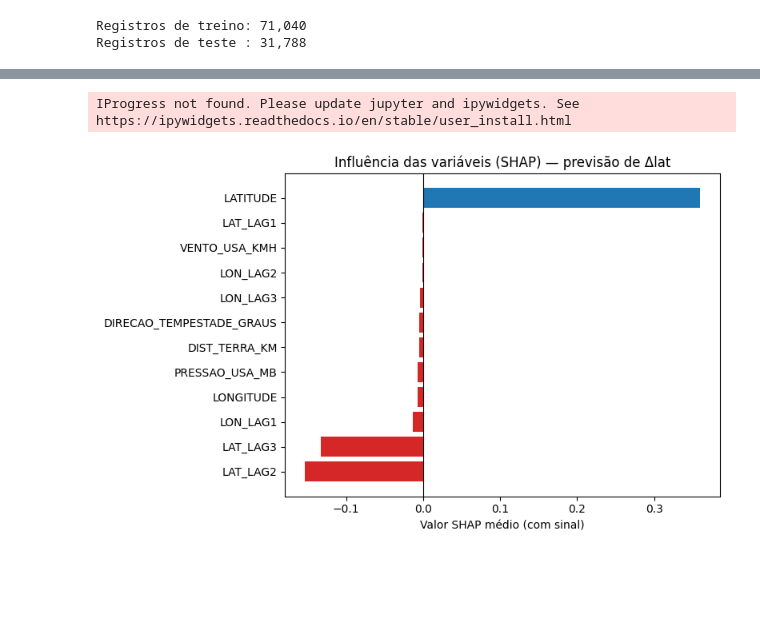
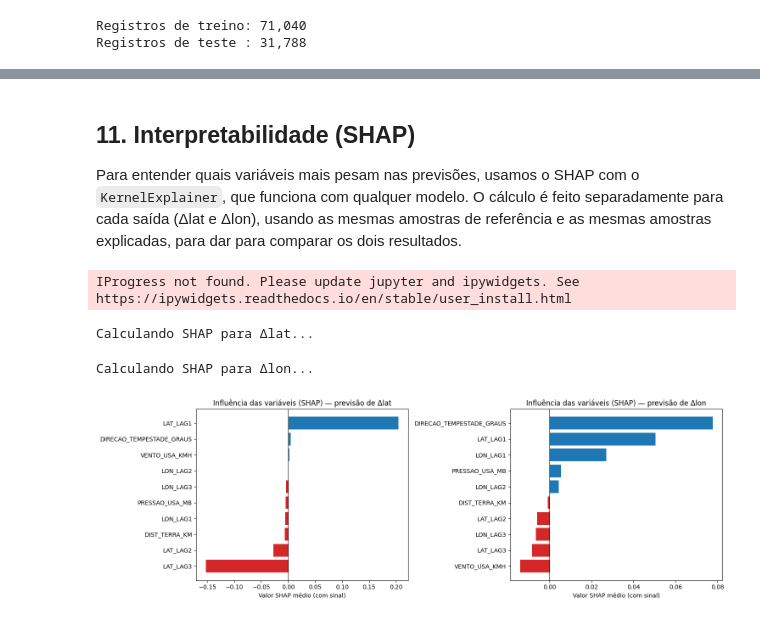
Before and after one commit to PedroVilbert/TCCfuracoes, a Jupyter notebook: TCC_pipeline_completo.ipynb, the cells around one changed output, grey strips where cells are left out. Drawn from its saved outputs; the diff is of its cells as text; code cells hidden in the pictures; blank space fills up the shorter version.

Commit message:
Adicionando SHAP da Delta Lon e comparação das meslhores e piores previsões

```diff
--- a/TCC_pipeline_completo.ipynb
+++ b/TCC_pipeline_completo.ipynb
@@ -595,16 +562,13 @@ def classificar_rrmse(valor):
     return 'Insatisfatório'
 
 def mape(y_real, y_previsto):
-    mascara = np.abs(y_real) > 1e-6  # evita divisão por valores praticamente zero
+    mascara = np.abs(y_real) > 1e-6  # ignora valores quase zero pra não dividir por zero
     return np.mean(np.abs((y_real[mascara] - y_previsto[mascara]) / y_real[mascara])) * 100
 
 def prever_horizonte_teste(id_tempestade, df_original, modelo, scaler, colunas_entrada,
                              tamanho_janela=TAMANHO_JANELA, horizonte=HORIZONTE_PREVISAO):
-    """Reproduz a divisão da seção 3.5: contexto = registros imediatamente anteriores
-    ao horizonte de teste. Prevê os h passos finais UM DE CADA VEZ, sempre a partir
-    do último ponto REAL conhecido (teacher forcing) — não da própria previsão do
-    passo anterior. Isso evita erro composto: cada previsão é isolada, condicionada
-    em dados verdadeiros até aquele ponto, não em previsões acumuladas."""
+    """Prevê os h passos finais de uma tempestade, um de cada vez, sempre a partir
+    dos dados reais. Retorna as posições reais, as previstas e as do baseline."""
     grupo = df_original[df_original['ID'] == id_tempestade].sort_values('DATA_HORA').reset_index(drop=True)
     n = len(grupo)
     if n <= tamanho_janela + horizonte:
@@ -614,14 +578,13 @@ def prever_horizonte_teste(id_tempestade, df_original, modelo, scaler, colunas_e
     posicoes = grupo[['LATITUDE', 'LONGITUDE']].values
 
     fim_contexto = n - horizonte
-    posicao_baseline = posicoes[fim_contexto - 1].copy()  # baseline de persistência: nunca muda
+    posicao_baseline = posicoes[fim_contexto - 1].copy()  # baseline: a tempestade fica parada no último ponto do contexto
 
     posicoes_reais_futuras = posicoes[fim_contexto:n]
     posicoes_previstas = []
 
     for passo in range(horizonte):
-        # Janela sempre construída com dados REAIS (observados), deslizando junto
-        # com o passo — nunca com a posição que o próprio modelo previu antes.
+        # A janela anda um registro a cada passo, sempre com dados observados
         inicio_janela = fim_contexto - tamanho_janela + passo
         fim_janela = fim_contexto + passo
         janela_real = scaler.transform(
@@ -630,7 +593,7 @@ def prever_horizonte_teste(id_tempestade, df_original, modelo, scaler, colunas_e
         entrada = janela_real.reshape(1, tamanho_janela, len(colunas_entrada))
         delta_previsto = modelo.predict(entrada, verbose=0)[0]
 
-        posicao_anterior_real = posicoes[fim_janela - 1]  # último ponto REAL antes deste passo
+        posicao_anterior_real = posicoes[fim_janela - 1]  # última posição real antes deste passo
         posicao_prevista = posicao_anterior_real + delta_previsto
         posicoes_previstas.append(posicao_prevista)
 
@@ -681,6 +642,6 @@ diretamente interpretável e comparável à literatura correlata (ex. Bose et al
 # %%
 def distancia_haversine_km(lat1, lon1, lat2, lon2):
-    """Distância aproximada em km entre dois pontos (lat/lon em graus)."""
+    """Distância em km entre dois pontos na superfície da Terra (lat/lon em graus)."""
     R = 6371.0
     lat1r, lon1r, lat2r, lon2r = map(np.radians, [lat1, lon1, lat2, lon2])
     dlat = lat2r - lat1r
@@ -700,7 +661,7 @@ erro_km_baseline = distancia_haversine_km(
 print(f"Erro médio de posição — LSTM     : {erro_km_modelo.mean():.1f} km  (mediana: {np.median(erro_km_modelo):.1f} km)")
 print(f"Erro médio de posição — baseline : {erro_km_baseline.mean():.1f} km  (mediana: {np.median(erro_km_baseline):.1f} km)")
 
-# Erro por passo do horizonte (útil pra ver como o erro cresce com o tempo de previsão)
+# Erro médio em cada passo do horizonte, pra ver se ele cresce com o tempo
 n_trajetorias = len(posicoes_reais_todas) // HORIZONTE_PREVISAO
 erro_km_por_passo = erro_km_modelo.reshape(n_trajetorias, HORIZONTE_PREVISAO)
 for passo in range(HORIZONTE_PREVISAO):
@@ -844,40 +831,51 @@ recentes do TensorFlow/Keras.
+# %% [markdown]
+## 11. Interpretabilidade (SHAP)
+Para entender quais variáveis mais pesam nas previsões, usamos o SHAP com o `KernelExplainer`, que funciona com qualquer modelo. O cálculo é feito separadamente para cada saída (Δlat e Δlon), usando as mesmas amostras de referência e as mesmas amostras explicadas, para dar para comparar os dois resultados.
 # %%
 import shap
 
-def modelo_predict_flat(X_flat):
-    """Recebe janelas achatadas e devolve a previsão de DELTA_LAT."""
-    X_reshaped = X_flat.reshape(-1, TAMANHO_JANELA, len(COLUNAS_ENTRADA))
-    return modelo.predict(X_reshaped, verbose=0)[:, 0]  # 0 = DELTA_LAT
+NOMES_ALVO = {0: 'Δlat', 1: 'Δlon'}
+
+def criar_predict_flat(indice_saida):
+    """Retorna uma função de previsão para uma saída só do modelo (0 = Δlat, 1 = Δlon).
+    O SHAP trabalha com as janelas achatadas, então ela volta pro formato da LSTM antes de prever."""
+    def predict_flat(X_flat):
+        X_reshaped = X_flat.reshape(-1, TAMANHO_JANELA, len(COLUNAS_ENTRADA))
+        return modelo.predict(X_reshaped, verbose=0)[:, indice_saida]
+    return predict_flat
 
 n_background = 30   # amostras de referência
-n_explicar = 20      # amostras a explicar (mantenha baixo — cada uma custa várias predições)
+n_explicar = 20     # amostras explicadas (o KernelExplainer é lento, então poucas)
 
-indices_bg = np.random.choice(X_treino.shape[0], n_background, replace=False)
+# Seed fixa pra usar sempre as mesmas amostras de referência
+rng_shap = np.random.default_rng(42)
+indices_bg = rng_shap.choice(X_treino.shape[0], n_background, replace=False)
 background_flat = X_treino[indices_bg].reshape(n_background, -1)
 
 amostra_explicar = X_teste[:n_explicar]
 amostra_explicar_flat = amostra_explicar.reshape(n_explicar, -1)
 
-explicador = shap.KernelExplainer(modelo_predict_flat, background_flat)
-valores_shap = explicador.shap_values(amostra_explicar_flat, nsamples=100)
+shap_por_alvo = {}  # SHAP de cada saída no formato (amostras, janela, variáveis)
+for indice_saida, nome_alvo in NOMES_ALVO.items():
+    print(f"Calculando SHAP para {nome_alvo}...")
+    explicador = shap.KernelExplainer(criar_predict_flat(indice_saida), background_flat)
+    valores = explicador.shap_values(amostra_explicar_flat, nsamples=100)
+    shap_por_alvo[nome_alvo] = np.array(valores).reshape(n_explicar, TAMANHO_JANELA, len(COLUNAS_ENTRADA))
 
-valores_shap_reshaped = np.array(valores_shap).reshape(n_explicar, TAMANHO_JANELA, len(COLUNAS_ENTRADA))
-
-# Sem abs() — preserva o sinal (influência positiva ou negativa)
-shap_medio_com_sinal = valores_shap_reshaped.mean(axis=(0, 1))
-
-ordem = np.argsort(shap_medio_com_sinal)
-variaveis_ordenadas = np.array(COLUNAS_ENTRADA)[ordem]
-valores_ordenados = shap_medio_com_sinal[ordem]
-cores = ['tab:red' if v < 0 else 'tab:blue' for v in valores_ordenados]
-
-plt.figure(figsize=(8, 5))
-plt.barh(variaveis_ordenadas, valores_ordenados, color=cores)
-plt.axvline(0, color='black', linewidth=0.8)
-plt.xlabel('Valor SHAP médio (com sinal)')
-plt.title('Influência das variáveis (SHAP) — previsão de Δlat')
+# SHAP médio com sinal: positivo aumenta a previsão, negativo diminui
+fig, eixos = plt.subplots(1, 2, figsize=(15, 5))
+for ax, (nome_alvo, valores) in zip(eixos, shap_por_alvo.items()):
+    shap_medio_com_sinal = valores.mean(axis=(0, 1))
+    ordem = np.argsort(shap_medio_com_sinal)
+    cores = ['tab:red' if v < 0 else 'tab:blue' for v in shap_medio_com_sinal[ordem]]
+    ax.barh(np.array(COLUNAS_ENTRADA)[ordem], shap_medio_com_sinal[ordem], color=cores)
+    ax.axvline(0, color='black', linewidth=0.8)
+    ax.set_xlabel('Valor SHAP médio (com sinal)')
+    ax.set_title(f'Influência das variáveis (SHAP) — previsão de {nome_alvo}')
 plt.tight_layout()
 plt.show()
 # %% [output]
 IProgress not found. Please update jupyter and ipywidgets. See https://ipywidgets.readthedocs.io/en/stable/user_install.html
+Calculando SHAP para Δlat...
+Calculando SHAP para Δlon...
-[figure, old version]
+[figure, new version]
```
Also changed, not shown: parts of 41 cells of this notebook.
